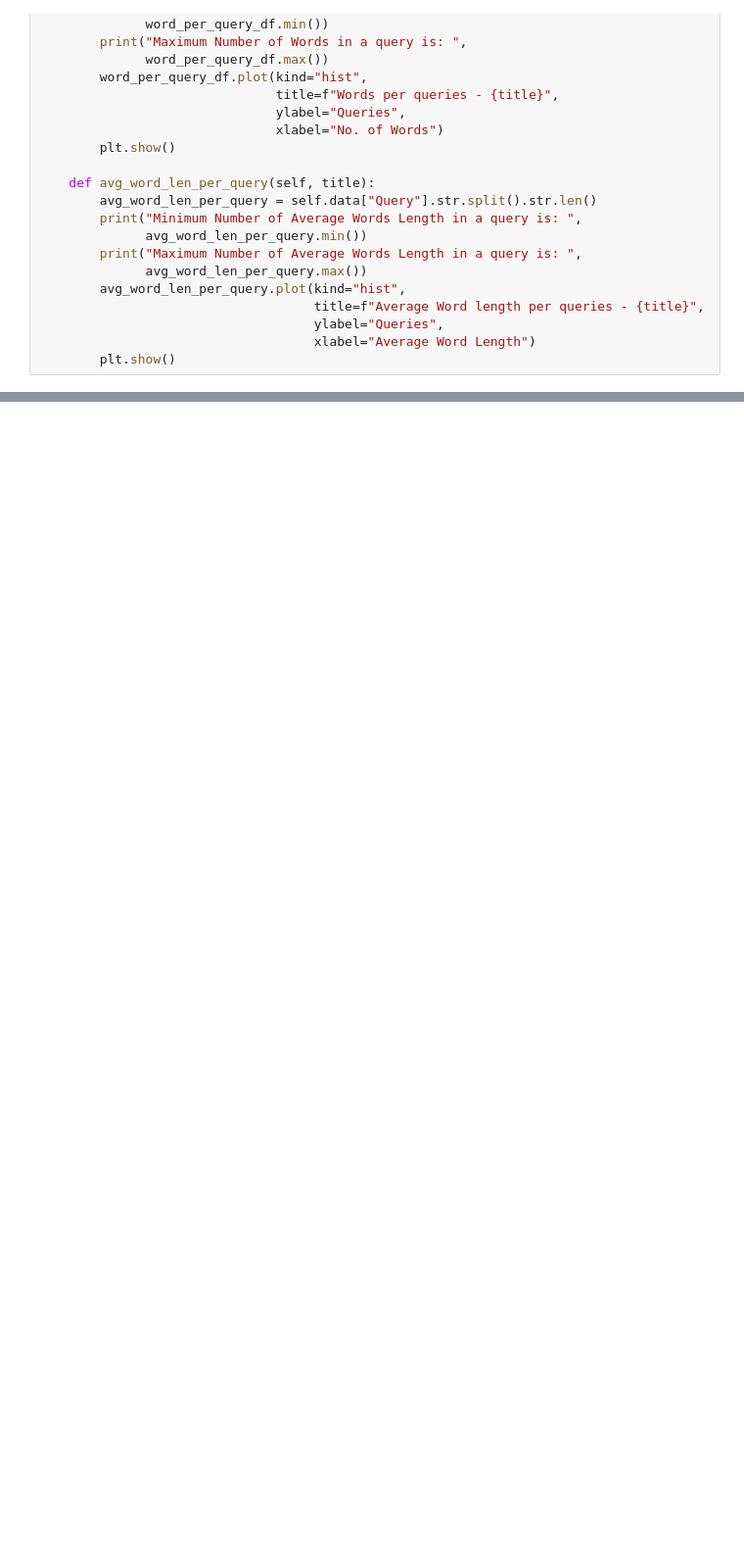
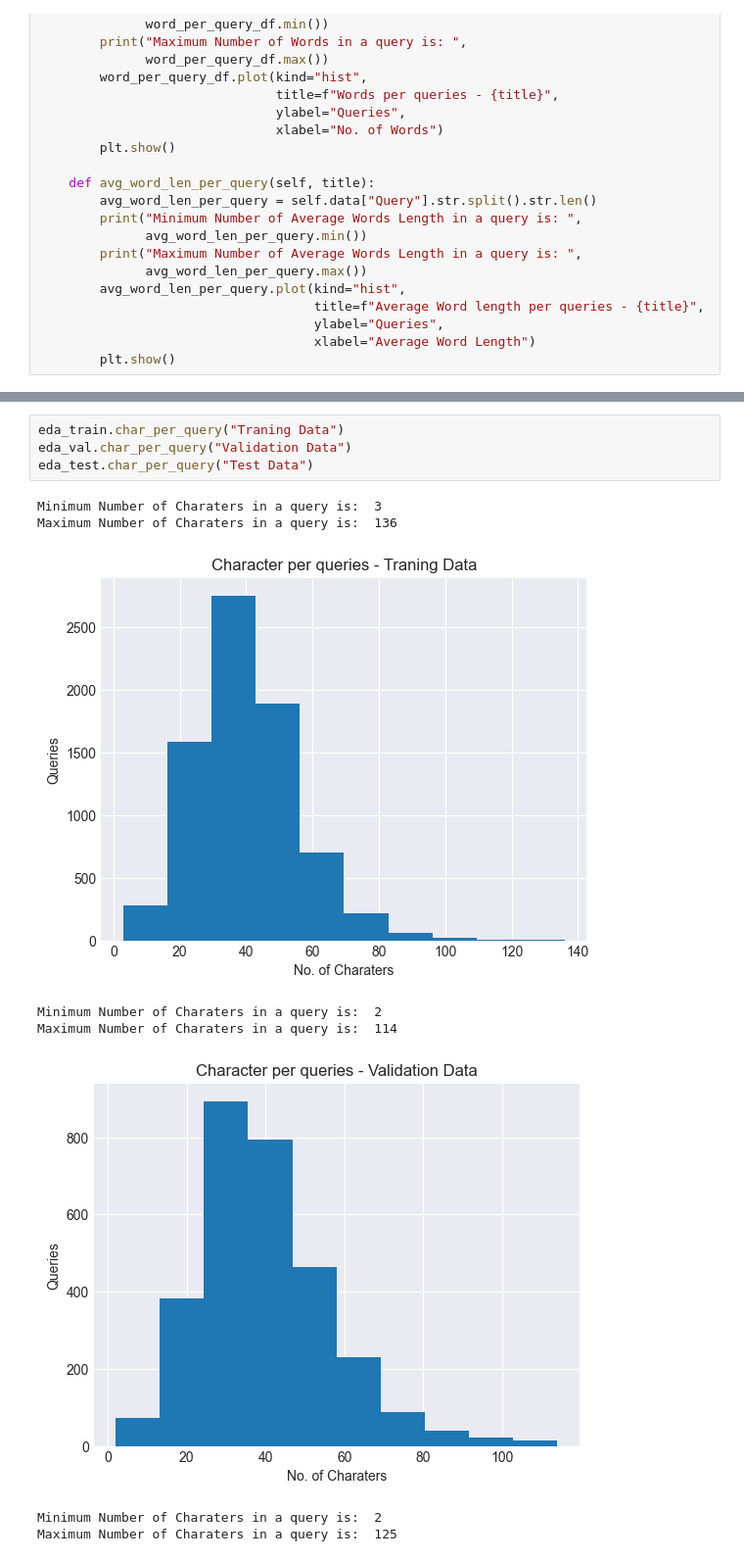
Before and after one commit to Mohitag94/MScDataScience_Project, a Jupyter notebook: preprocess_eda.ipynb, the cells around one changed output, grey strips where cells are left out. Shown at 98% size. Saved outputs shown, nothing was run; the diff lists cells and outputs as text; blank space fills up the shorter version.

```diff
--- a/preprocess_eda.ipynb
+++ b/preprocess_eda.ipynb
@@ -133,0 +197,13 @@ class eda():
+# %%
+eda_train.char_per_query("Traning Data")
+eda_val.char_per_query("Validation Data")
+eda_test.char_per_query("Test Data")
+# %% [output]
+Minimum Number of Charaters in a query is:  3
+Maximum Number of Charaters in a query is:  136
+[figure, added]
+Minimum Number of Charaters in a query is:  2
+Maximum Number of Charaters in a query is:  114
+[figure, added]
+Minimum Number of Charaters in a query is:  2
+Maximum Number of Charaters in a query is:  125
```
Also changed, not shown: parts of 9 cells of this notebook, 1 other file.
